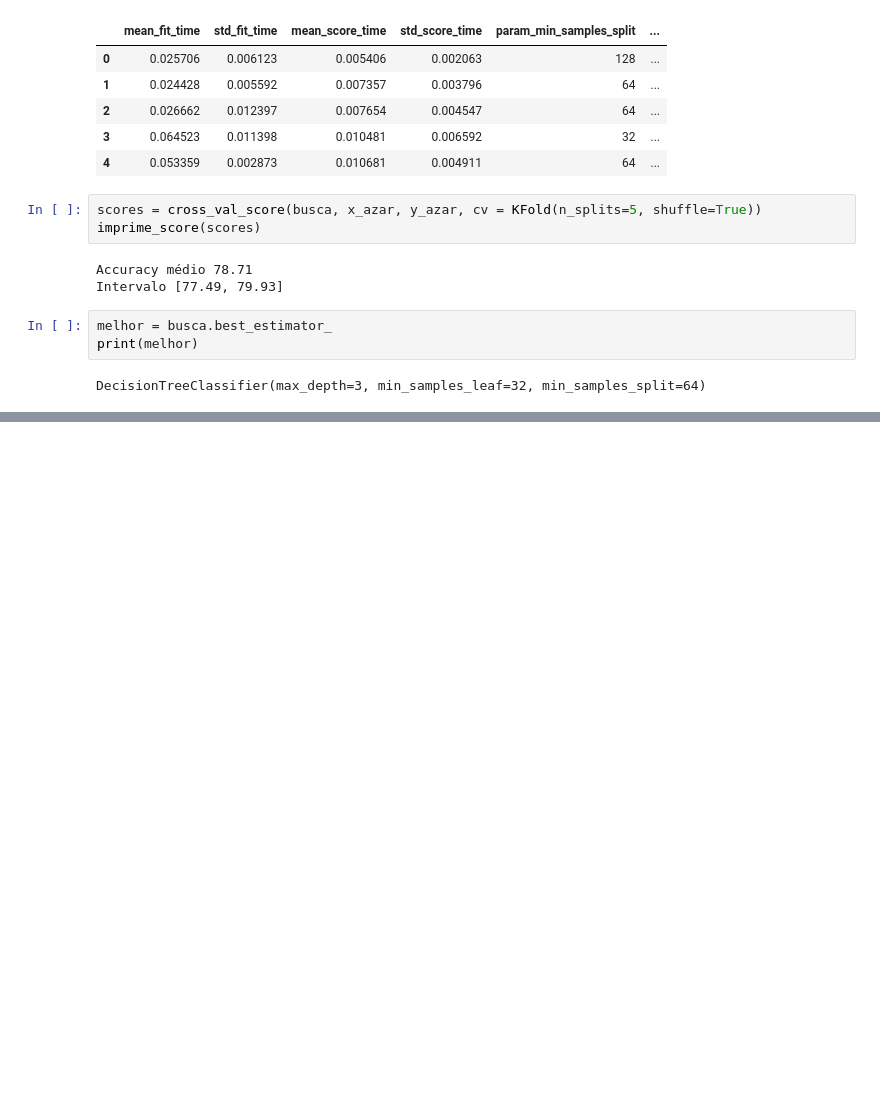
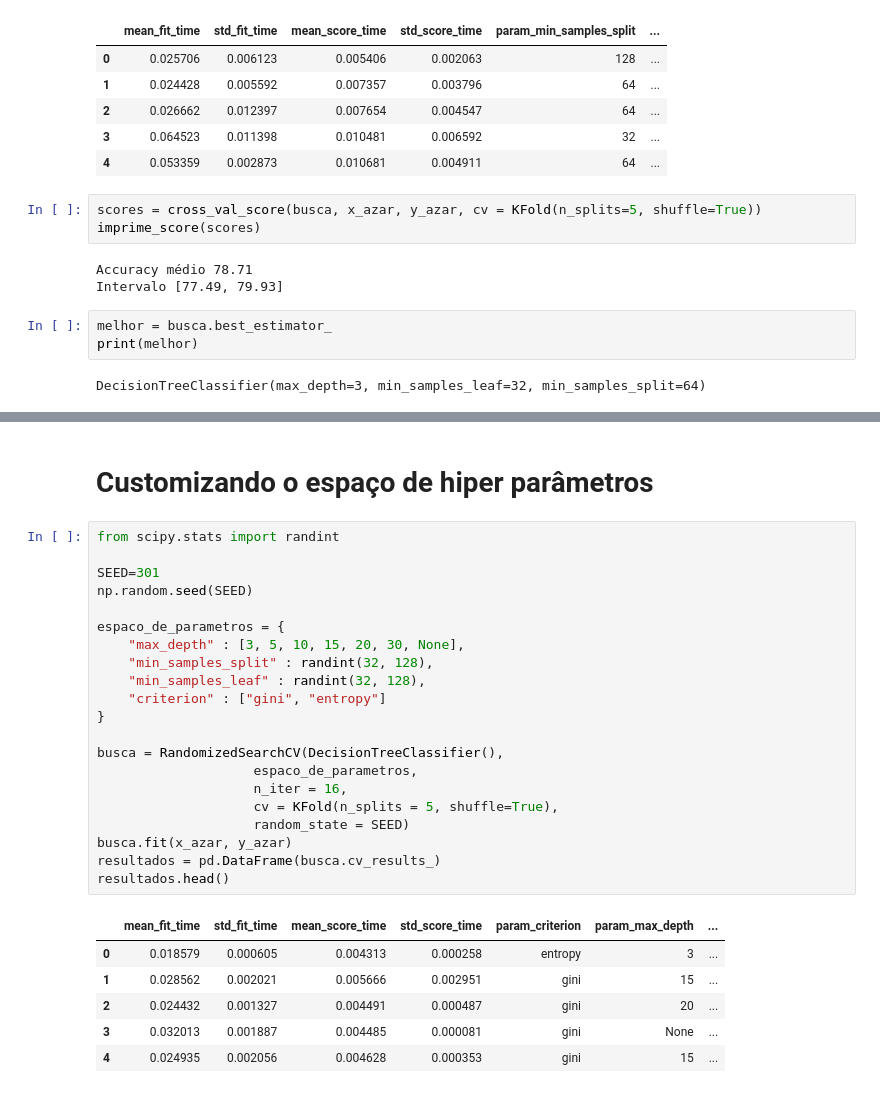
Before and after one commit to mateusopaiva/machine-learning-otimizacao, a Jupyter notebook: Machine_Learning_otimização_de_modelos_através_de_hiperparâmetros.ipynb, the cells around one changed output, grey strips where cells are left out. Cells and saved outputs as stored; diff of their text form; blank space fills up the shorter version.

Commit message:
Explorando por mais temppo espaços maiores

```diff
--- a/Machine_Learning_otimização_de_modelos_através_de_hiperparâmetros.ipynb
+++ b/Machine_Learning_otimização_de_modelos_através_de_hiperparâmetros.ipynb
@@ -688,3 +688,33 @@ graph = graphviz.Source(dot_data)
 graph
 # %% [output]
 [drawing not drawn]
+# %% [markdown]
+# Customizando o espaço de hiper parâmetros
+# %%
+from scipy.stats import randint
+
+SEED=301
+np.random.seed(SEED)
+
+espaco_de_parametros = {
+    "max_depth" : [3, 5, 10, 15, 20, 30, None],
+    "min_samples_split" : randint(32, 128),
+    "min_samples_leaf" : randint(32, 128),
+    "criterion" : ["gini", "entropy"]
+}
+
+busca = RandomizedSearchCV(DecisionTreeClassifier(),
+                    espaco_de_parametros,
+                    n_iter = 16,
+                    cv = KFold(n_splits = 5, shuffle=True),
+                    random_state = SEED)
+busca.fit(x_azar, y_azar)
+resultados = pd.DataFrame(busca.cv_results_)
+resultados.head()
+# %% [output]
+|  | mean_fit_time | std_fit_time | mean_score_time | std_score_time | param_criterion | param_max_depth | ... |
+| 0 | 0.018579 | 0.000605 | 0.004313 | 0.000258 | entropy | 3 | ... |
+| 1 | 0.028562 | 0.002021 | 0.005666 | 0.002951 | gini | 15 | ... |
+| 2 | 0.024432 | 0.001327 | 0.004491 | 0.000487 | gini | 20 | ... |
+| 3 | 0.032013 | 0.001887 | 0.004485 | 0.000081 | gini | None | ... |
+| 4 | 0.024935 | 0.002056 | 0.004628 | 0.000353 | gini | 15 | ... |
```
Also changed, not shown: parts of 6 cells of this notebook.
